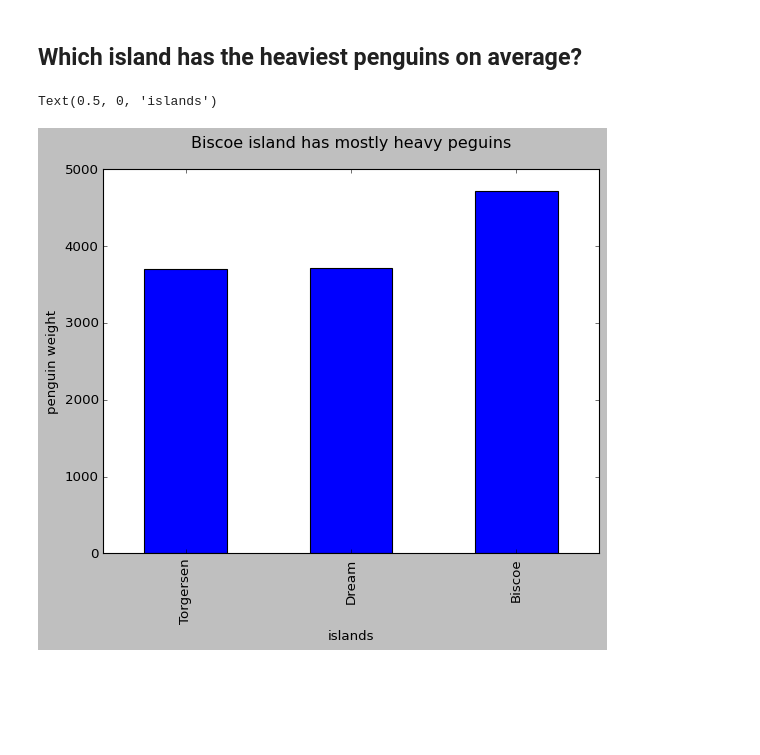
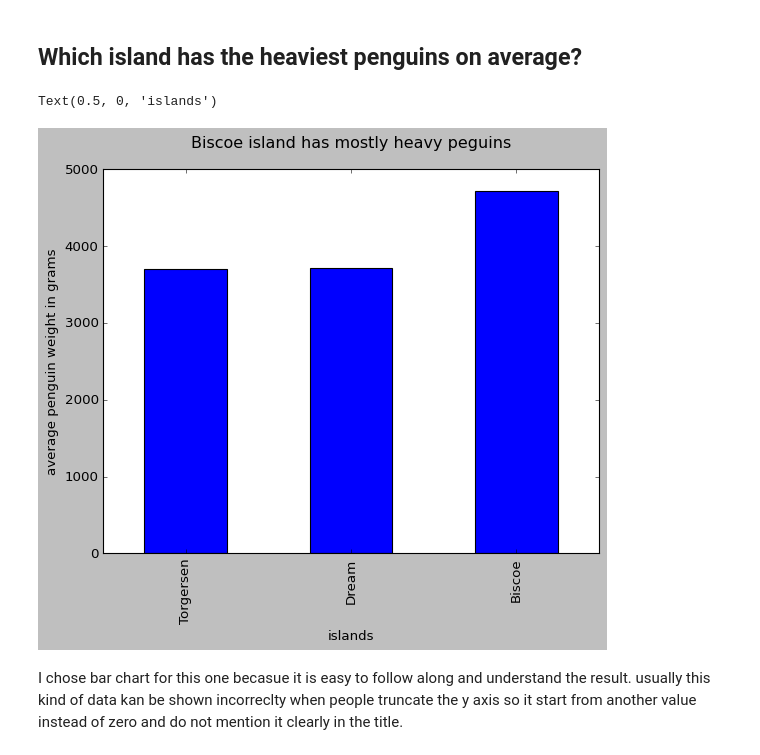
Before and after one commit to amirhamza247/kk1-amir-jafari, a Jupyter notebook: notebook.ipynb, the cells around one changed output. Drawn from its saved outputs; the diff is of its cells as text; code cells hidden in the pictures; blank space fills up the shorter version.

Commit message:
add motivation for my choise of chart

```diff
--- a/notebook.ipynb
+++ b/notebook.ipynb
@@ -237,12 +237,14 @@ I chose boxplot because it shows the spred of body mass for each species side by
 # %%
 avg_mass = df_clean.groupby("island")["body_mass_g"].mean().sort_values()
 
 fig, ax = plt.subplots()
 
 avg_mass.plot(kind="bar")
 ax.set_title("Biscoe island has mostly heavy peguins", pad=20)
-ax.set_ylabel("penguin weight")
+ax.set_ylabel("average penguin weight in grams")
 ax.set_xlabel("islands")
 # %% [output]
 Text(0.5, 0, 'islands')
-[figure, old version]
+[figure, new version]
+# %% [markdown]
+I chose bar chart for this one becasue it is easy to follow along and understand the result. usually this kind of data kan be shown incorreclty when people truncate the y axis so it start from another value instead of zero and do not mention it clearly in the title.
```
